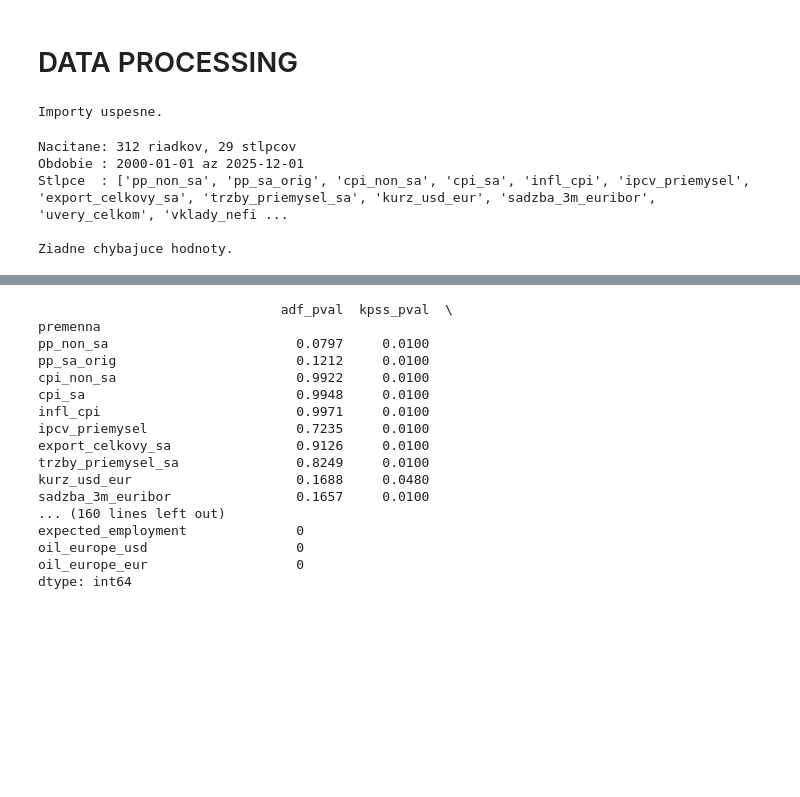
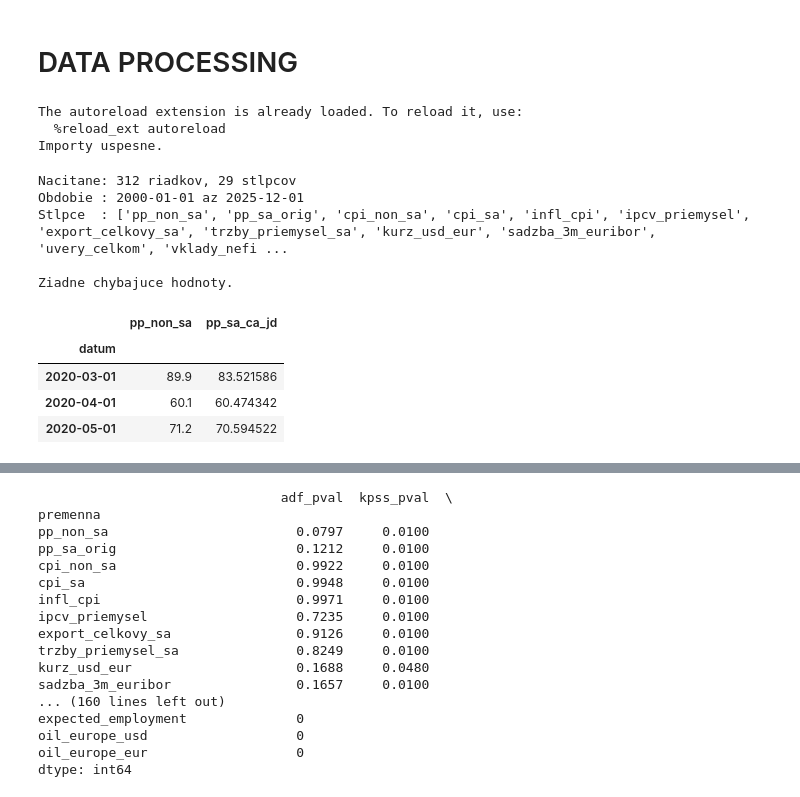
Before and after one commit to Adam24-7/Diplomovka_repo, a Jupyter notebook: other/data.ipynb, the cells around one changed output, grey strips where cells are left out. Saved outputs shown, nothing was run; the diff lists cells and outputs as text; code cells hidden in the pictures; blank space fills up the shorter version.

```diff
--- a/other/data.ipynb
+++ b/other/data.ipynb
@@ -31,7 +31,7 @@ warnings.filterwarnings("ignore", category=UserWarning)
 warnings.filterwarnings("ignore", category=FutureWarning)
 
 plt.rcParams.update({
-    "figure.figsize": (13, 4),
+    "figure.figsize": (18, 6),
     "figure.dpi": 110,
     "axes.grid": True,
     "grid.alpha": 0.3,
@@ -40,6 +40,8 @@ plt.rcParams.update({
 
 print("Importy uspesne.")
 # %% [output]
+The autoreload extension is already loaded. To reload it, use:
+  %reload_ext autoreload
 Importy uspesne.
 # %%
 # konfiguracia a stiahnutie dat
@@ -76,0 +81,8 @@ Ziadne chybajuce hodnoty.
+# %%
+df_subset[["pp_non_sa","pp_sa_ca_jd"]]
+# %% [output]
+|  | pp_non_sa | pp_sa_ca_jd |
+| datum |  |  |
+| 2020-03-01 | 89.9 | 83.521586 |
+| 2020-04-01 | 60.1 | 60.474342 |
+| 2020-05-01 | 71.2 | 70.594522 |
```
Also changed, not shown: parts of 4 cells of this notebook, 3 other files.
